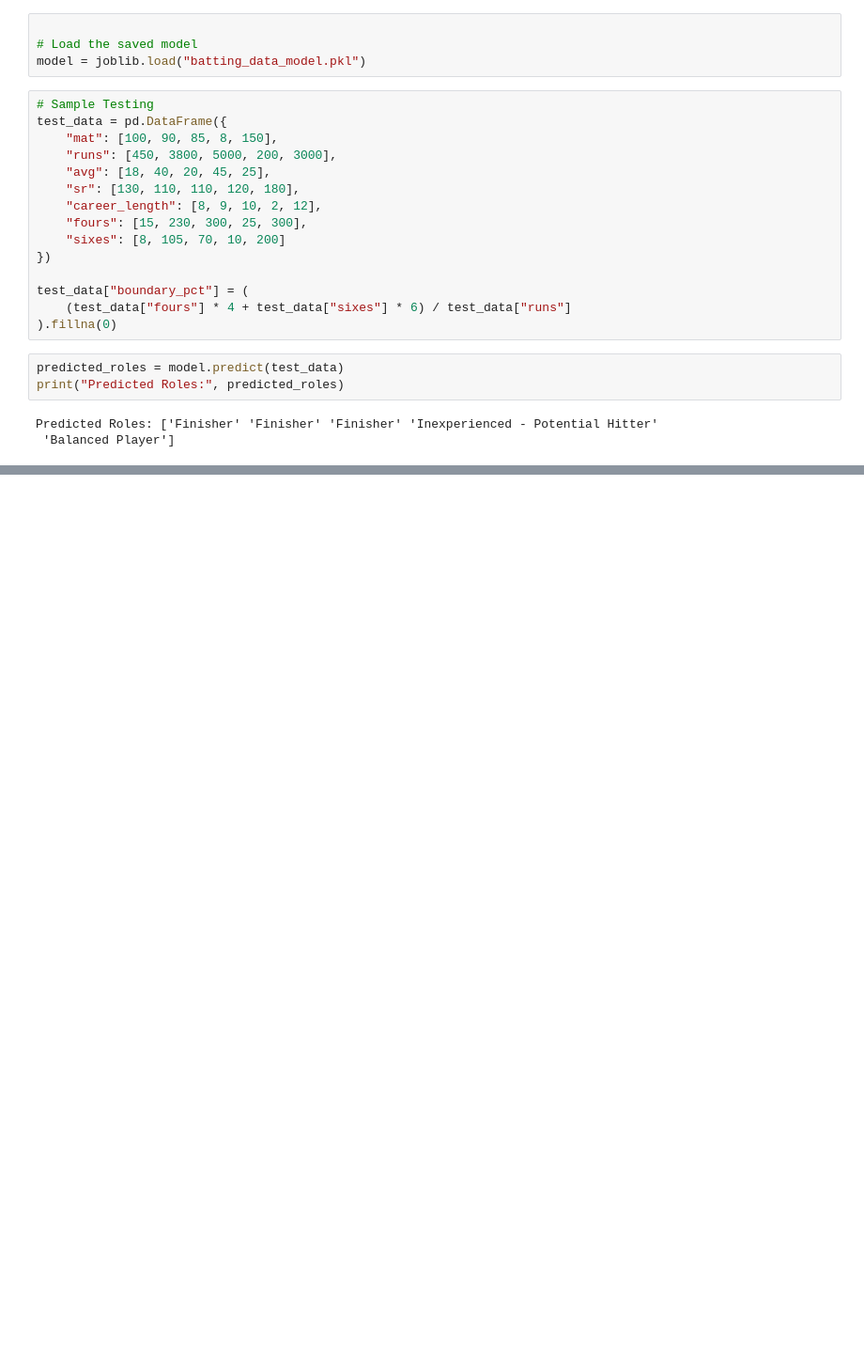
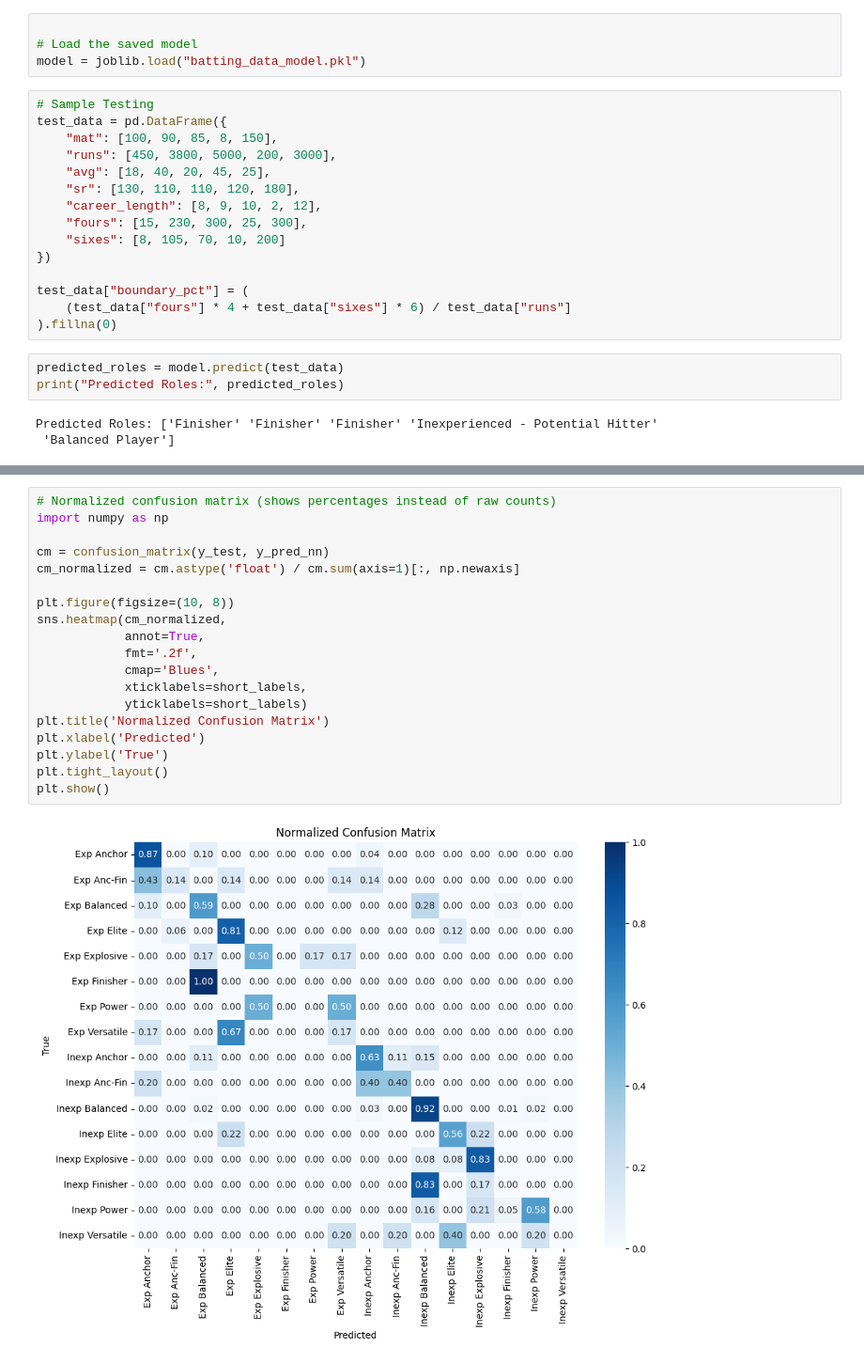
Before and after one commit to Pratyush038/Cricklytics, a Jupyter notebook: main.ipynb, the cells around one changed output, grey strips where cells are left out. Shown: that part at 94% size. Cells and saved outputs as stored; diff of their text form; blank space fills up the shorter version.

```diff
--- a/main.ipynb
+++ b/main.ipynb
@@ -683,0 +2013,21 @@ Predicted Roles: ['Finisher' 'Finisher' 'Finisher' 'Inexperienced - Potential Hi
+# %%
+# Normalized confusion matrix (shows percentages instead of raw counts)
+import numpy as np
+
+cm = confusion_matrix(y_test, y_pred_nn)
+cm_normalized = cm.astype('float') / cm.sum(axis=1)[:, np.newaxis]
+
+plt.figure(figsize=(10, 8))
+sns.heatmap(cm_normalized,
+            annot=True,
+            fmt='.2f',
+            cmap='Blues',
+            xticklabels=short_labels,
+            yticklabels=short_labels)
+plt.title('Normalized Confusion Matrix')
+plt.xlabel('Predicted')
+plt.ylabel('True')
+plt.tight_layout()
+plt.show()
+# %% [output]
+[figure, added]
```
Also changed, not shown: parts of 18 cells of this notebook, 10 other files.
